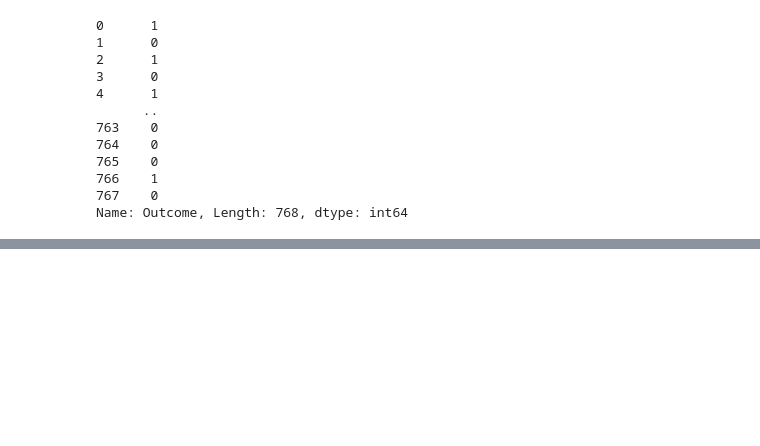
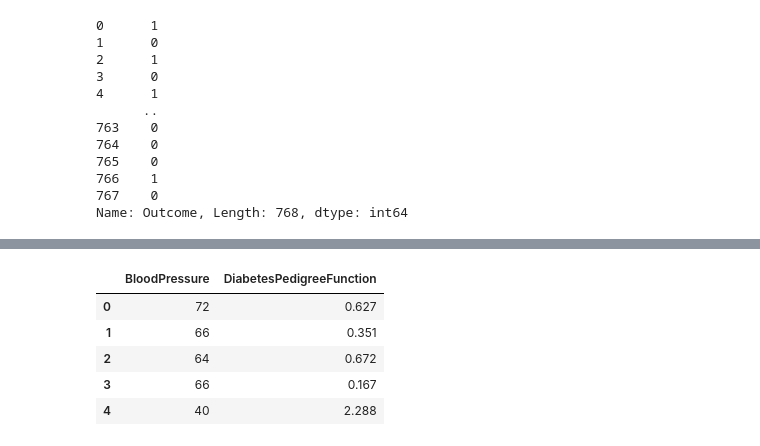
Before and after one commit to devxkrxshna/ml-projects, a Jupyter notebook: diabetes_prediction_using_ML(svm).ipynb, the cells around one changed output, grey strips where cells are left out. Drawn from its saved outputs; the diff is of its cells as text; code cells hidden in the pictures; blank space fills up the shorter version.

```diff
--- a/diabetes_prediction_using_ML(svm).ipynb
+++ b/diabetes_prediction_using_ML(svm).ipynb
@@ -145,0 +155,10 @@ Name: Outcome, Length: 768, dtype: int64
+# %%
+X= diabetes_dataset.iloc[: ,[2,6]]
+X.head()
+# %% [output]
+|  | BloodPressure | DiabetesPedigreeFunction |
+| 0 | 72 | 0.627 |
+| 1 | 66 | 0.351 |
+| 2 | 64 | 0.672 |
+| 3 | 66 | 0.167 |
+| 4 | 40 | 2.288 |
```
Also changed, not shown: parts of 22 cells of this notebook.
